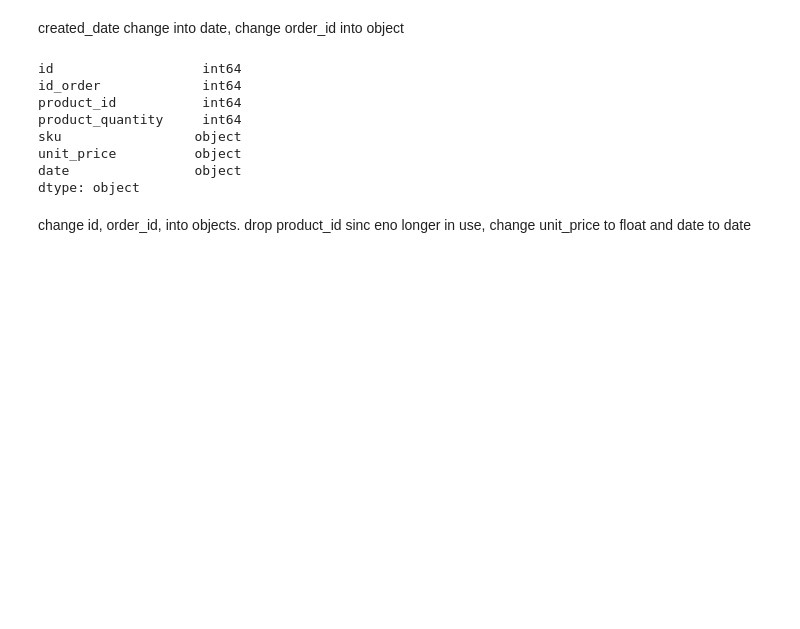
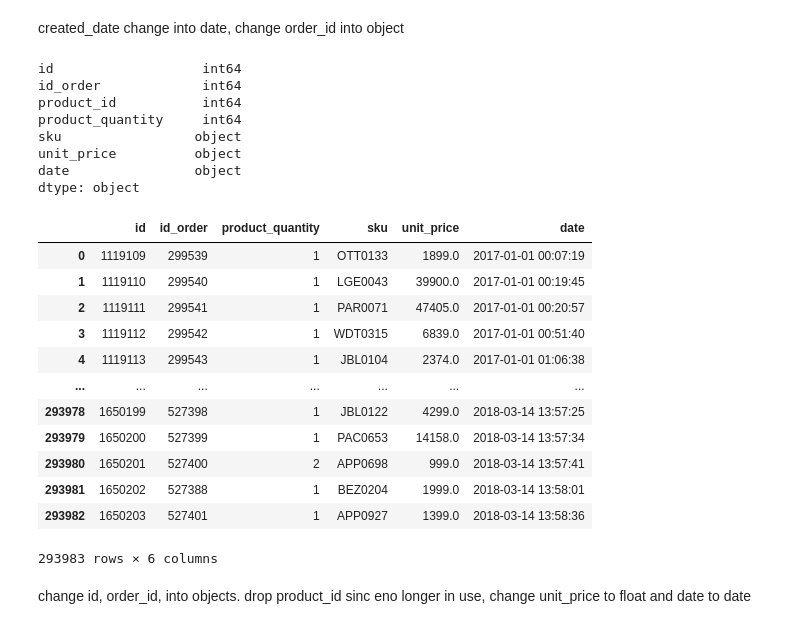
Before and after one commit to MerleSt/Eniac, a Jupyter notebook: Eniac.ipynb, the cells around one changed output. Saved outputs shown, nothing was run; the diff lists cells and outputs as text; code cells hidden in the pictures; blank space fills up the shorter version.

Commit message:
Update Eniac.ipynb
changed the dataframe drop method and redid the code

```diff
--- a/Eniac.ipynb
+++ b/Eniac.ipynb
@@ -143,7 +143,23 @@ orderlines['id']= orderlines['id'].astype(str)
 # %%
 orderlines['id_order']= orderlines['id_order'].astype(str)
 # %%
-orderlines = orderlines.drop('product_id', axis=1, inplace=True)
+orderlines.drop('product_id', axis=1, inplace=True)
+# %%
+orderlines
+# %% [output]
+|  | id | id_order | product_quantity | sku | unit_price | date |
+| 0 | 1119109 | 299539 | 1 | OTT0133 | 1899.0 | 2017-01-01 00:07:19 |
+| 1 | 1119110 | 299540 | 1 | LGE0043 | 39900.0 | 2017-01-01 00:19:45 |
+| 2 | 1119111 | 299541 | 1 | PAR0071 | 47405.0 | 2017-01-01 00:20:57 |
+| 3 | 1119112 | 299542 | 1 | WDT0315 | 6839.0 | 2017-01-01 00:51:40 |
+| 4 | 1119113 | 299543 | 1 | JBL0104 | 2374.0 | 2017-01-01 01:06:38 |
+| ... | ... | ... | ... | ... | ... | ... |
+| 293978 | 1650199 | 527398 | 1 | JBL0122 | 4299.0 | 2018-03-14 13:57:25 |
+| 293979 | 1650200 | 527399 | 1 | PAC0653 | 14158.0 | 2018-03-14 13:57:34 |
+| 293980 | 1650201 | 527400 | 2 | APP0698 | 999.0 | 2018-03-14 13:57:41 |
+| 293981 | 1650202 | 527388 | 1 | BEZ0204 | 1999.0 | 2018-03-14 13:58:01 |
+| 293982 | 1650203 | 527401 | 1 | APP0927 | 1399.0 | 2018-03-14 13:58:36 |
+293983 rows × 6 columns
 # %% [markdown]
 change id, order_id, into objects. drop product_id sinc eno longer in use, change unit_price to float and date to date
 # %%
```
Also changed, not shown: parts of 4 cells of this notebook.
